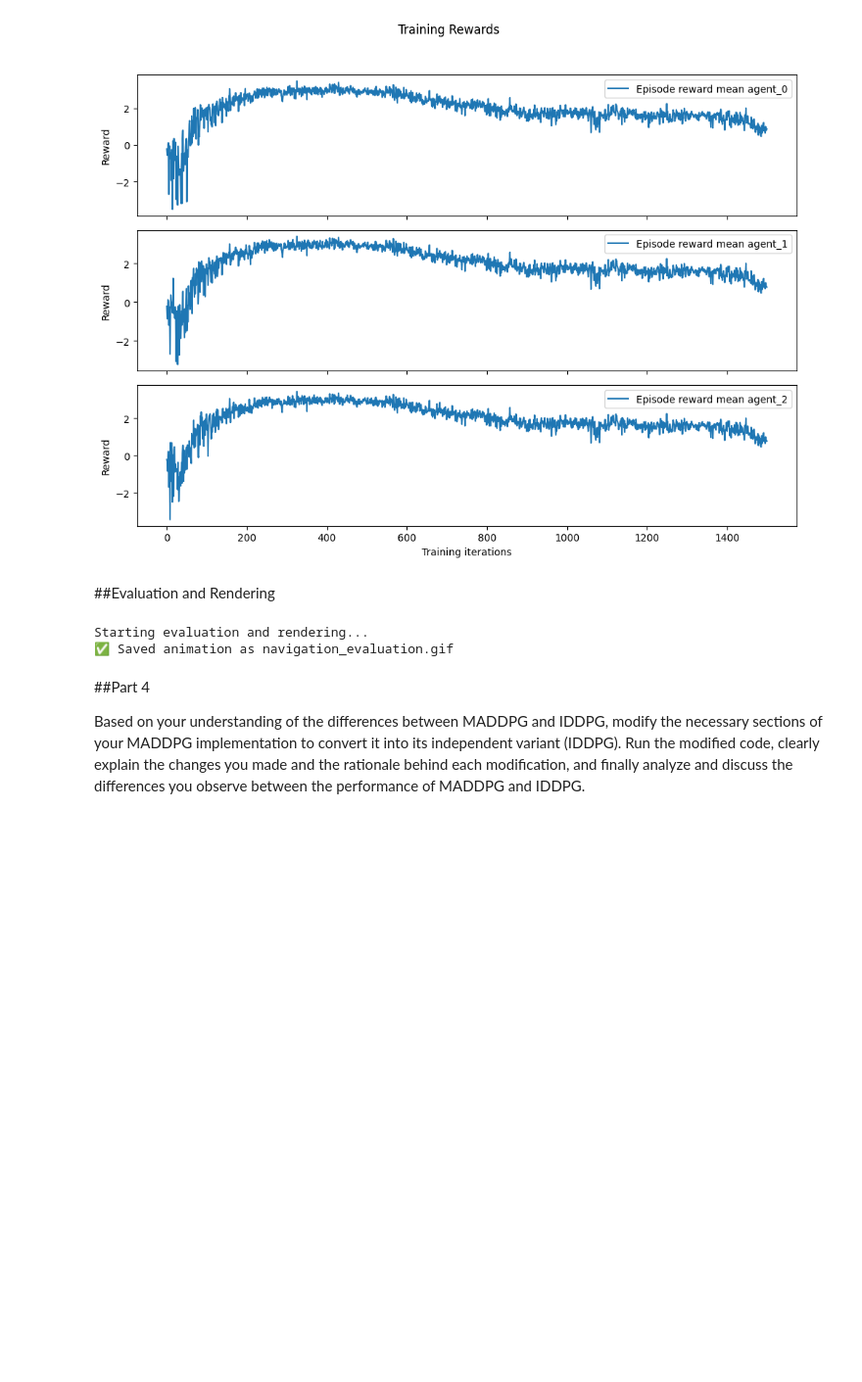
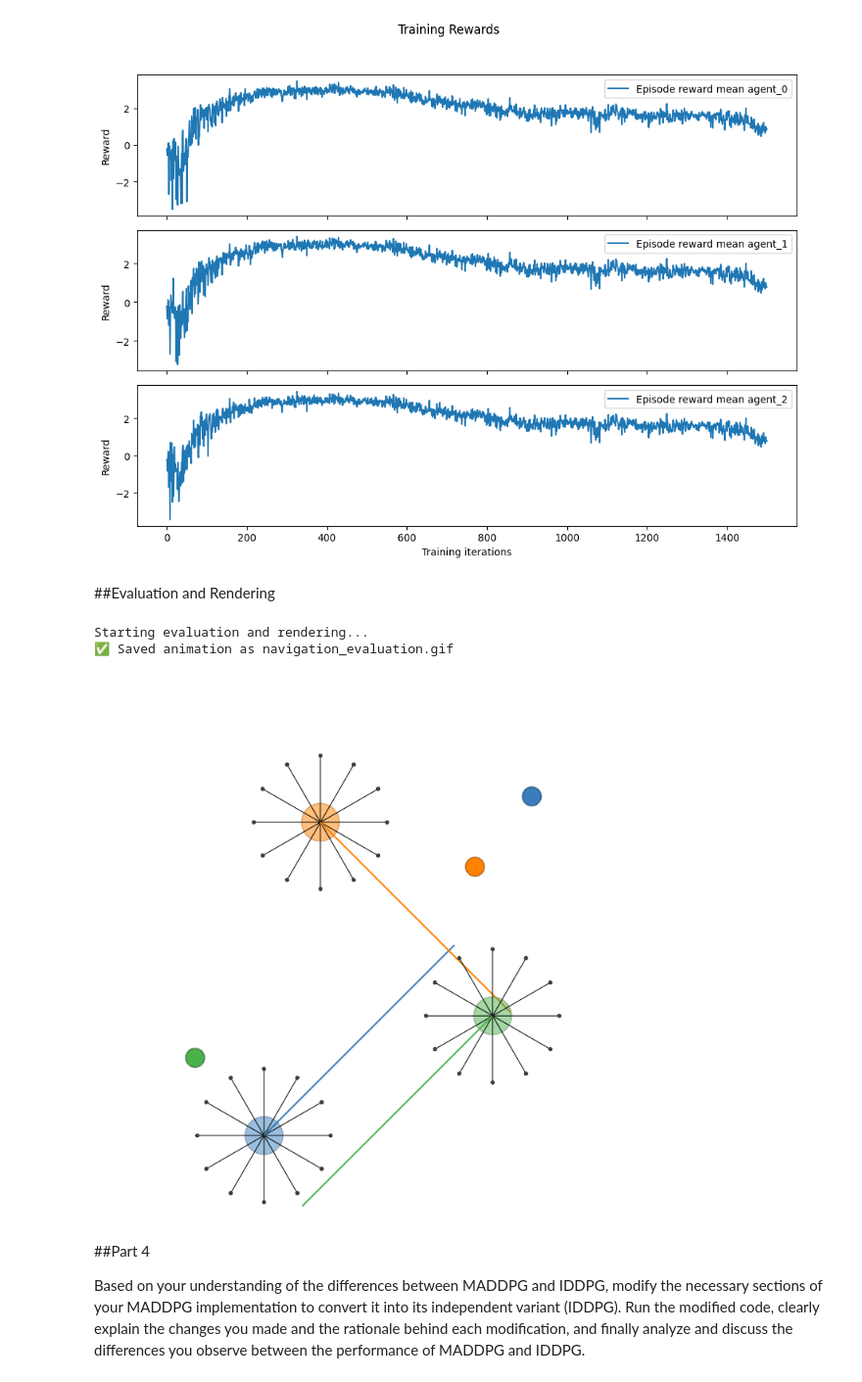
Before and after one commit to ParsaGhezelbash/DeepRL, a Jupyter notebook: HW/HW 13/HW_13_second_part.ipynb, the cells around one changed output. Shown at 98% size. Cells and saved outputs as stored; diff of their text form; code cells hidden in the pictures; blank space fills up the shorter version.

```diff
--- a/HW/HW 13/HW_13_second_part.ipynb
+++ b/HW/HW 13/HW_13_second_part.ipynb
@@ -574,6 +574,11 @@ print(f"✅ Saved animation as {gif_path}")
 # %% [output]
 Starting evaluation and rendering...
 ✅ Saved animation as navigation_evaluation.gif
+# %%
+from IPython.display import Image as IPImage
+IPImage(filename=gif_path)
+# %% [output]
+[figure, added]
 # %% [markdown]
 ##Part 4
 
```
